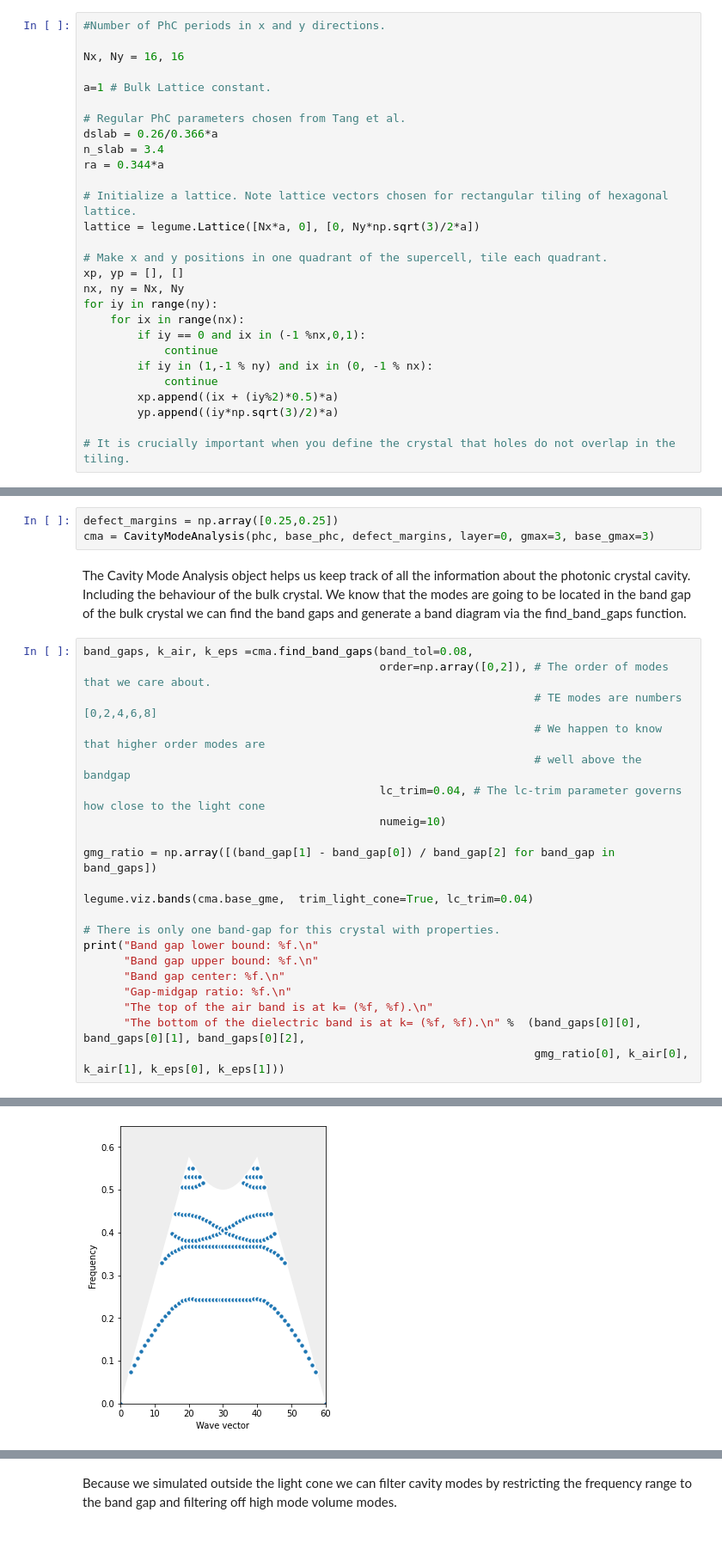
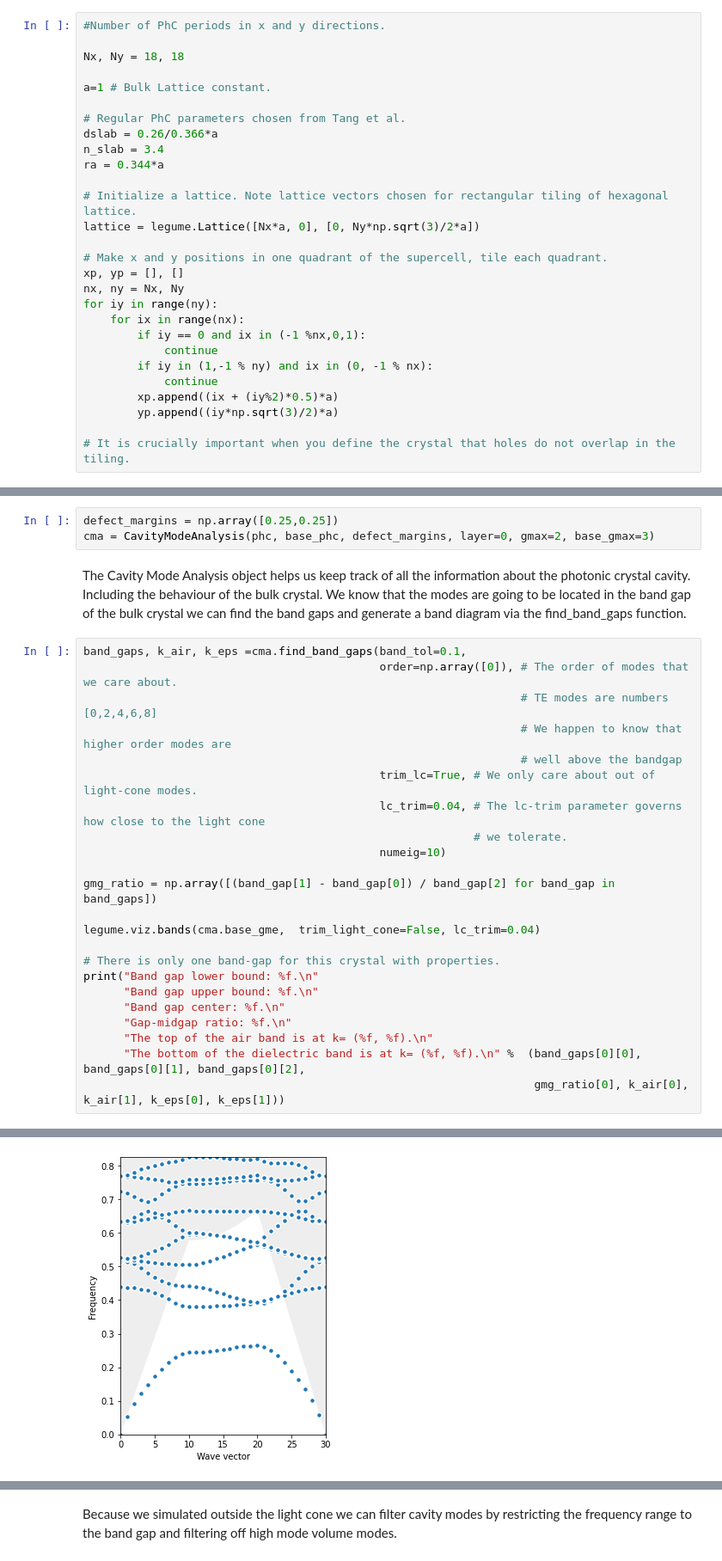
Before and after one commit to ENPH-2113-Silicon-Photonics/legume, a Jupyter notebook: Cavity Docs/chickpea_docs/02_Analyzing_an_H2_Photonic_Crystal_Cavity.ipynb, the cells around one changed output, grey strips where cells are left out. Shown at 86% size. Cells and saved outputs as stored; diff of their text form.

```diff
--- a/Cavity Docs/chickpea_docs/02_Analyzing_an_H2_Photonic_Crystal_Cavity.ipynb
+++ b/Cavity Docs/chickpea_docs/02_Analyzing_an_H2_Photonic_Crystal_Cavity.ipynb
@@ -44,7 +41,7 @@ for an answer. However we choose the anzats of 16 in both directions.
 # %%
 #Number of PhC periods in x and y directions.
 
-Nx, Ny = 16, 16
+Nx, Ny = 18, 18
 
 a=1 # Bulk Lattice constant.
 
@@ -132,24 +135,26 @@ This defines the margins of the crystal we can ignore for the purpose of mode vo
 For explanation see [Normalization and Mode Volume](05_Normalization_and_Mode_Volume.ipynb) tutorial.
 # %%
 defect_margins = np.array([0.25,0.25])
-cma = CavityModeAnalysis(phc, base_phc, defect_margins, layer=0, gmax=3, base_gmax=3)
+cma = CavityModeAnalysis(phc, base_phc, defect_margins, layer=0, gmax=2, base_gmax=3)
 # %% [markdown]
 The Cavity Mode Analysis object helps us keep track of all the information about the photonic crystal cavity.
 Including the behaviour of the bulk crystal.
 We know that the modes are going to be located in the band gap of the bulk crystal we can find the band gaps
 and generate a band diagram via the find_band_gaps function.
 # %%
-band_gaps, k_air, k_eps =cma.find_band_gaps(band_tol=0.08,
-                                            order=np.array([0,2]), # The order of modes that we care about.
-                                                                   # TE modes are numbers [0,2,4,6,8]
-                                                                   # We happen to know that higher order modes are
-                                                                   # well above the bandgap
+band_gaps, k_air, k_eps =cma.find_band_gaps(band_tol=0.1,
+                                            order=np.array([0]), # The order of modes that we care about.
+                                                                 # TE modes are numbers [0,2,4,6,8]
+                                                                 # We happen to know that higher order modes are
+                                                                 # well above the bandgap
+                                            trim_lc=True, # We only care about out of light-cone modes.
                                             lc_trim=0.04, # The lc-trim parameter governs how close to the light cone
+                                                          # we tolerate.
                                             numeig=10)
 
 gmg_ratio = np.array([(band_gap[1] - band_gap[0]) / band_gap[2] for band_gap in band_gaps])
 
-legume.viz.bands(cma.base_gme,  trim_light_cone=True, lc_trim=0.04)
+legume.viz.bands(cma.base_gme,  trim_light_cone=False, lc_trim=0.04)
 
 # There is only one band-gap for this crystal with properties.
 print("Band gap lower bound: %f.\n"
@@ -169,3 +174,3 @@ The bottom of the dielectric band is at k= (3.141593, -1.813799).
-[figure, old version]
+[figure, new version]
 # %% [markdown]
 From this data we can deduce that we should be looking for cavity modes in the region
```
Also changed, not shown: parts of 22 cells of this notebook, 2 other files.
